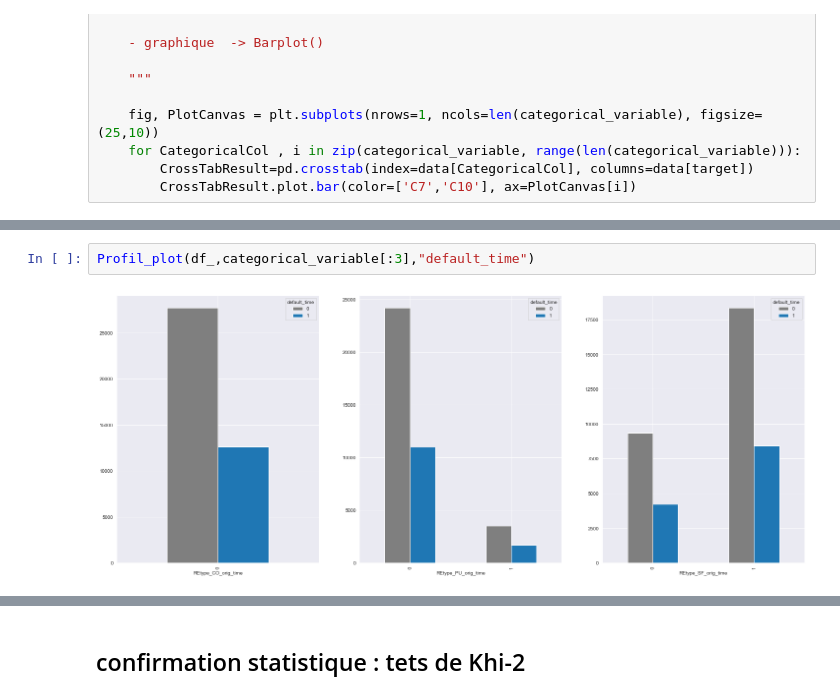
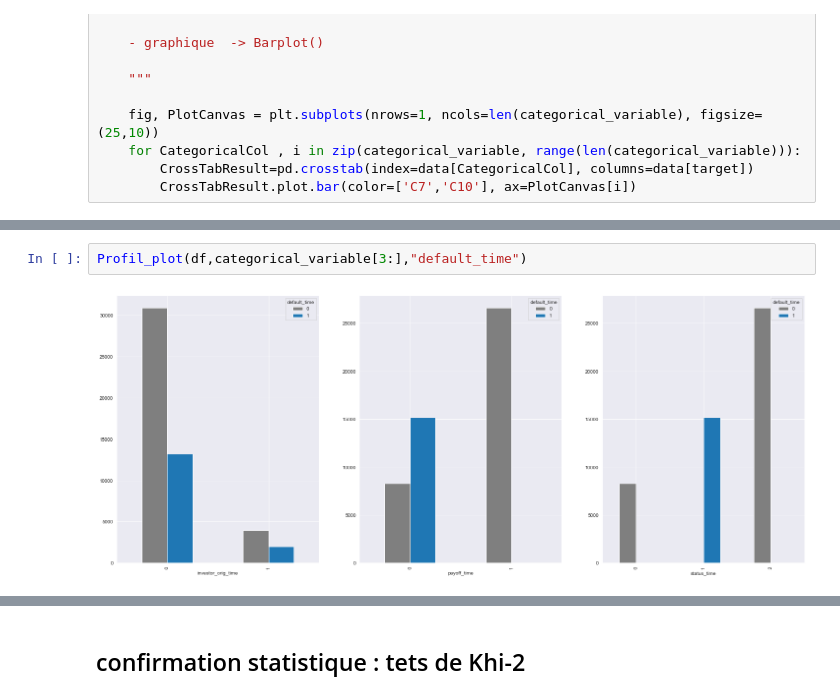
Before and after one commit to wilflex/CREDIT_RISK_PROJECT, a Jupyter notebook: credit_risk_project.ipynb, the cells around one changed output, grey strips where cells are left out. Saved outputs shown, nothing was run; the diff lists cells and outputs as text.

```diff
--- a/credit_risk_project.ipynb
+++ b/credit_risk_project.ipynb
@@ -917,4 +917,4 @@ def Profil_plot(data,categorical_variable,target):
 # %%
-Profil_plot(df_,categorical_variable[:3],"default_time")
+Profil_plot(df,categorical_variable[3:],"default_time")
 # %% [output]
-[figure, old version]
+[figure, new version]
```
Also changed, not shown: parts of 43 cells of this notebook.
